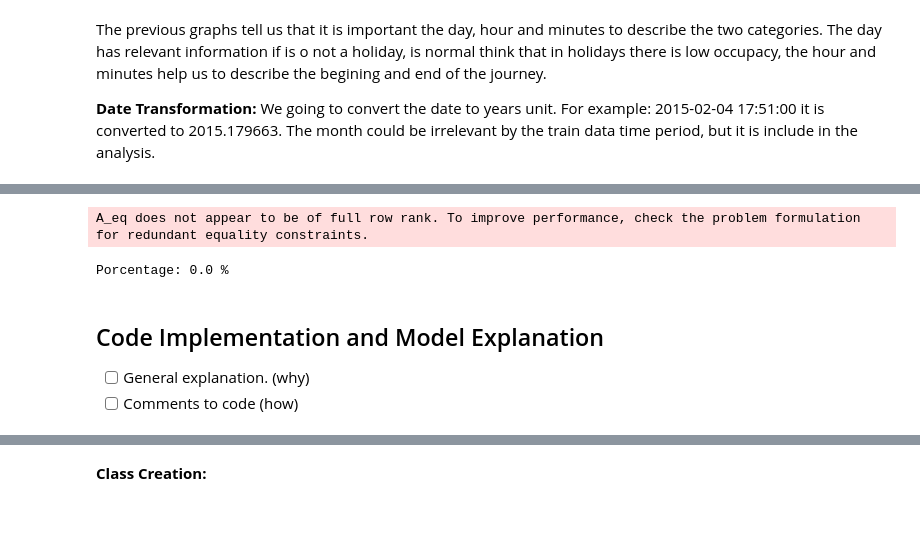
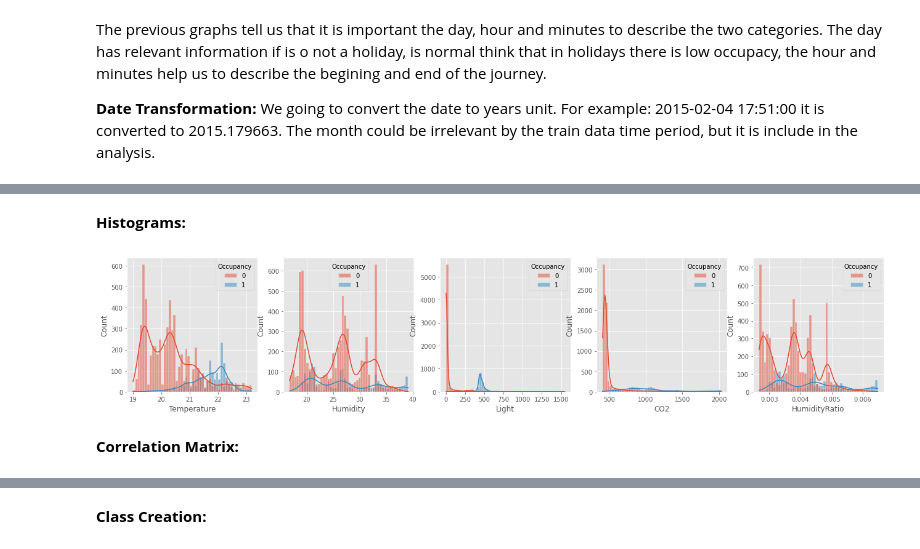
Before and after one commit to edserranoc/Mathematics_for_Machine_Learning_Course, a Jupyter notebook: Code Assignment 1/Binary Classification.ipynb, the cells around one changed output, grey strips where cells are left out. Cells and saved outputs as stored; diff of their text form; code cells hidden in the pictures; blank space fills up the shorter version.

```diff
--- a/Code Assignment 1/Binary Classification.ipynb
+++ b/Code Assignment 1/Binary Classification.ipynb
@@ -277,9 +202,9 @@ The previous graphs tell us that it is important the day, hour and minutes to de
 
 **Date Transformation:** We going to convert the date to years unit. For example: 2015-02-04 17:51:00 it is converted to 2015.179663. The month could be irrelevant by the train data time period, but it is include in the analysis.
 # %%
-train['date_numeric'] = train['date'].apply(lambda time: time.year+time.month/12+ time.day/365 + time.hour/8760+time.minute/525600)
-test1['date_numeric'] = test1['date'].apply(lambda time: time.year+time.month/12+ time.day/365 + time.hour/8760+time.minute/525600)
-test2['date_numeric'] = test2['date'].apply(lambda time: time.year+time.month/12+ time.day/365 + time.hour/8760+time.minute/525600)
+train_ocupp['date_numeric'] = train_ocupp['date'].apply(lambda time: time.year+time.month/12+ time.day/365 + time.hour/8760+time.minute/525600)
+test1_ocupp['date_numeric'] = test1_ocupp['date'].apply(lambda time: time.year+time.month/12+ time.day/365 + time.hour/8760+time.minute/525600)
+test2_ocupp['date_numeric'] = test2_ocupp['date'].apply(lambda time: time.year+time.month/12+ time.day/365 + time.hour/8760+time.minute/525600)
 # %%
-variables2 = ['date_numeric', 'Temperature', 'Humidity', 'Light',
-              'CO2', 'HumidityRatio', 'Occupancy']
+variables_occupancy = ['date_numeric', 'Temperature', 'Humidity', 'Light',
+              'CO2', 'HumidityRatio']
@@ -298,19 +211,10 @@ train_1 = train[train["Occupancy"]==1][variables2]
-# %%
-r=0
-for i in range(train_1.shape[0]):
-    if in_hull(train_0.to_numpy(), train_1.iloc[i]):
-        r=r+1
-for i in range(train_0.shape[0]):
-    if in_hull(train_1.to_numpy(), train_0.iloc[i]):
-        r=r+1
-# %% [output]
-A_eq does not appear to be of full row rank. To improve performance, check the problem formulation for redundant equality constraints.
-# %%
-print("Porcentage:",r/df.shape[0]*100,"%")
-# %% [output]
-Porcentage: 0.0 %
-# %% [markdown]
-## Code Implementation and Model Explanation
-
-- [ ] General explanation. (why)
-- [ ] Comments to code (how)
+# %% [markdown]
+**Histograms:**
+# %%
+fig,axs = plt.subplots(1,5, figsize = (22,4))
+for i in range(1,6):
+    sns.histplot(data=train_ocupp,bins=50, x=variables_occupancy[i], kde=True, ax=axs[i-1],hue="Occupancy")
+# %% [output]
+[figure, added]
+# %% [markdown]
+**Correlation Matrix:**
```
Also changed, not shown: parts of 131 cells of this notebook.
